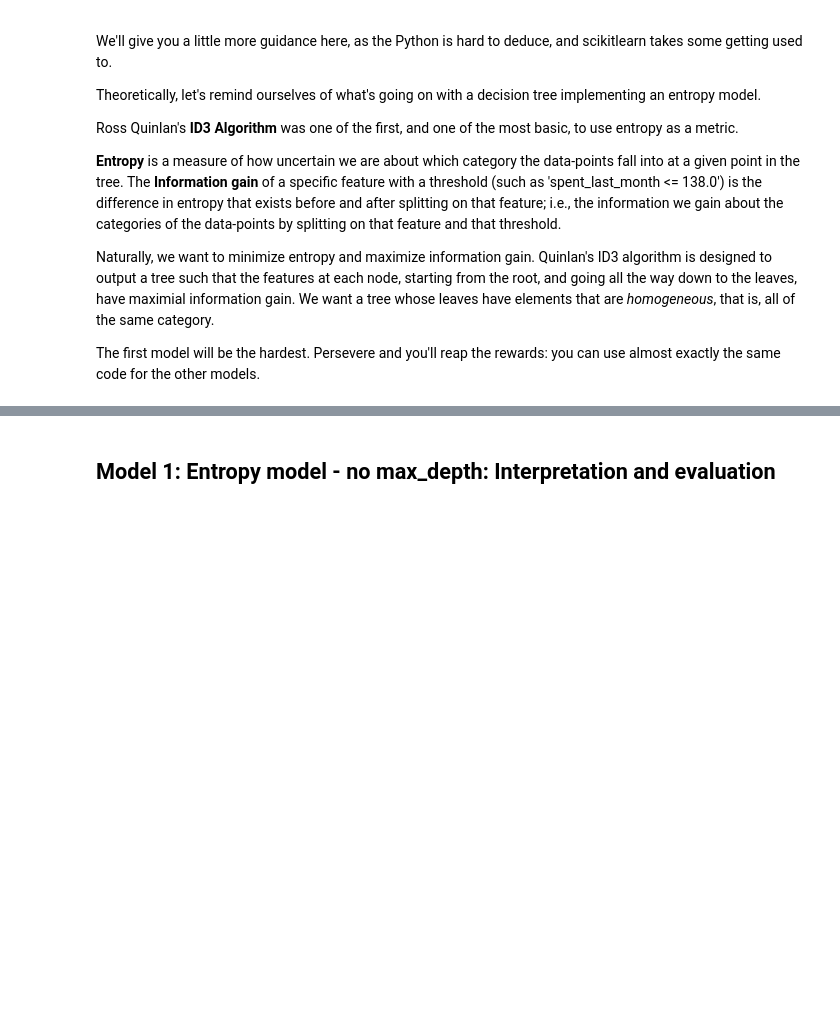
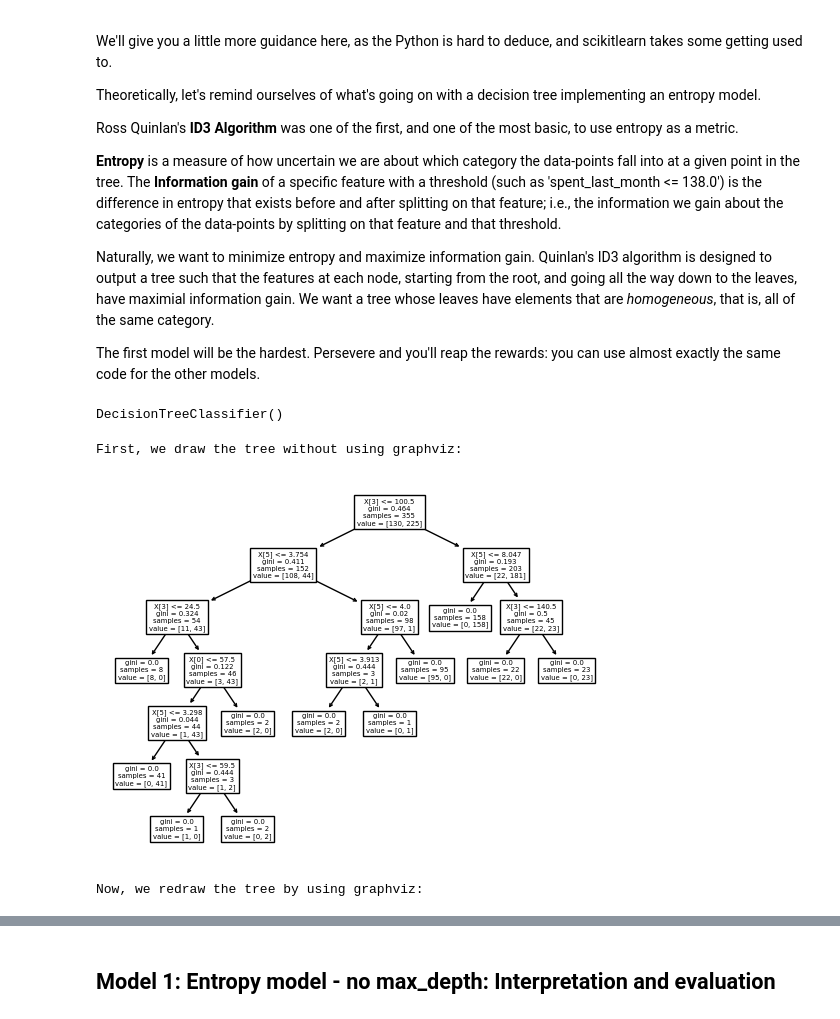
Before and after one commit to nhongphuc/Springboard, a Jupyter notebook: 1613148038_Springboard_Decision_Tree_Specialty_Coffee_Case_Study_28012021_2_/Springboard Decision Tree Specialty Coffee Case Study - Tier 3.ipynb, the cells around one changed output, grey strips where cells are left out. Drawn from its saved outputs; the diff is of its cells as text; code cells hidden in the pictures; blank space fills up the shorter version.

```diff
--- a/1613148038_Springboard_Decision_Tree_Specialty_Coffee_Case_Study_28012021_2_/Springboard Decision Tree Specialty Coffee Case Study - Tier 3.ipynb
+++ b/1613148038_Springboard_Decision_Tree_Specialty_Coffee_Case_Study_28012021_2_/Springboard Decision Tree Specialty Coffee Case Study - Tier 3.ipynb
@@ -335,7 +336,7 @@ X.head()
 ### 6. Further divide those subsets into train and test subsets for X and y respectively: X_train, X_test, y_train, y_test
 # %%
 # Call train_test_split on X, y. Make the test_size = 0.25, and random_state = 246
-Xtrain, Xtest, ytrain, ytest = train_test_split(X, y, test_size = 0.25, random_state = 246)
+X_train, X_test, y_train, y_test = train_test_split(X, y, test_size = 0.25, random_state = 246)
 # %% [markdown]
 # 3. Modelling
 It's useful to look at the scikit-learn documentation on decision trees https://scikit-learn.org/stable/modules/tree.html before launching into applying them. If you haven't seen them before, take a look at that link, in particular the section `1.10.5.`
@@ -355,16 +356,18 @@ Naturally, we want to minimize entropy and maximize information gain. Quinlan's
 The first model will be the hardest. Persevere and you'll reap the rewards: you can use almost exactly the same code for the other models.
 # %%
 # Declare a variable called entr_model and use tree.DecisionTreeClassifier.
-_ _ _
+entr_model = tree.DecisionTreeClassifier()
 
 # Call fit() on entr_model
-_ _ _
+entr_model = entr_model.fit(X_train, y_train)
 
 # Call predict() on entr_model with X_test passed to it, and assign the result to a variable y_pred
-_ _ _
+y_pred = entr_model.predict(X_test)
 
 # Call Series on our y_pred variable with the following: pd.Series(y_pred)
-_ _ _
+y_pred = pd.Series(y_pred)
 
 # Check out entr_model
 entr_model
+# %% [output]
+DecisionTreeClassifier()
@@ -379,0 +374,21 @@ _ _ _
+# %%
+# Now we want to visualize the tree
+print("First, we draw the tree without using graphviz:")
+tree.plot_tree(entr_model)
+plt.show()
+
+# We can do so with export_graphviz
+print("Now, we redraw the tree by using graphviz: ")
+dot_data = tree.export_graphviz(entr_model, out_file=None,
+                                filled=True, rounded=True,
+                special_characters=True, feature_names=X_train.columns,class_names = ["NO", "YES"])
+
+graph = graphviz.Source(dot_data)
+graph
+
+# Alternatively for class_names use entr_model.classes_
+#I do this in the next cell.
+# %% [output]
+First, we draw the tree without using graphviz:
+[figure, added]
+Now, we redraw the tree by using graphviz:
```
Also changed, not shown: parts of 8 cells of this notebook.
